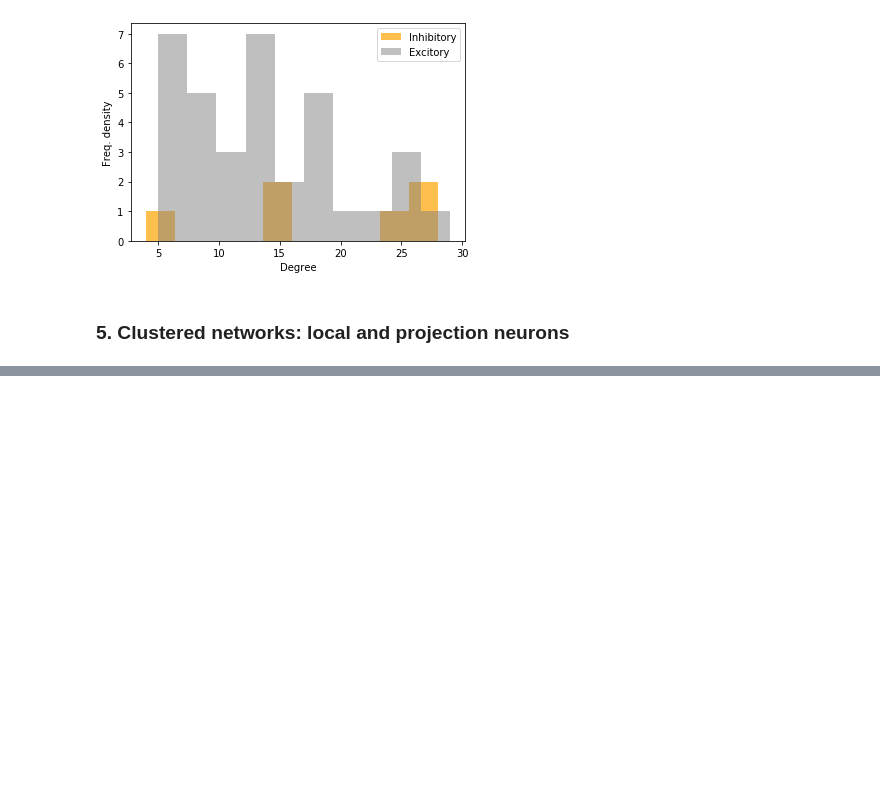
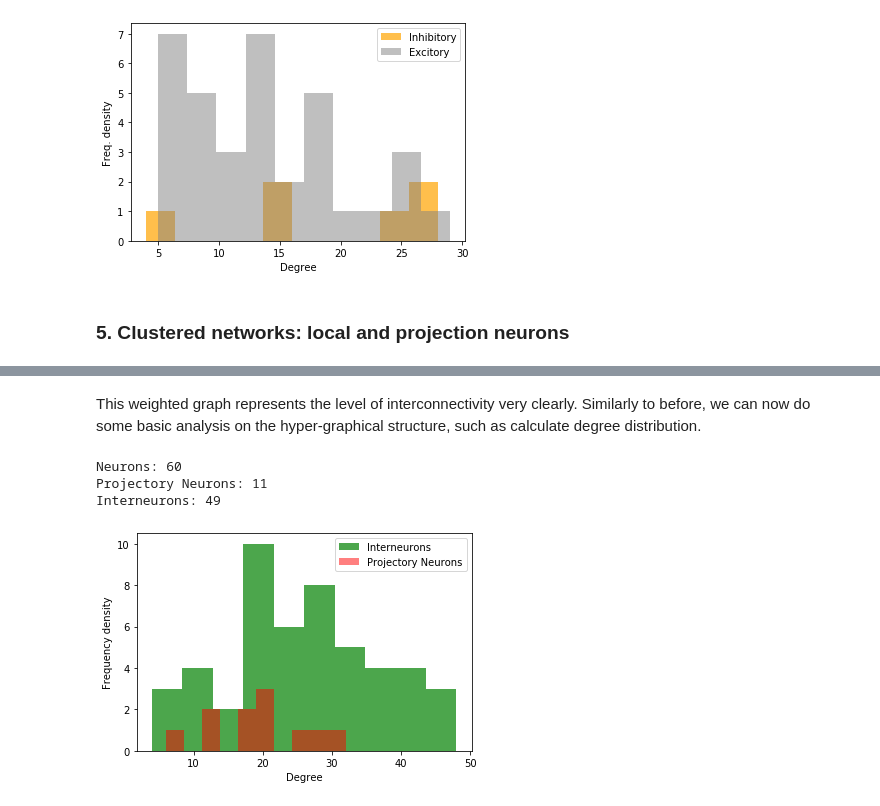
Before and after one commit to rnartallo/randomlygrownnetworks, a Jupyter notebook: HypExtRandNN.ipynb, the cells around one changed output, grey strips where cells are left out. Saved outputs shown, nothing was run; the diff lists cells and outputs as text; code cells hidden in the pictures; blank space fills up the shorter version.

```diff
--- a/HypExtRandNN.ipynb
+++ b/HypExtRandNN.ipynb
@@ -191,0 +254,11 @@ Inhibitory: 6
+# %% [markdown]
+This weighted graph represents the level of interconnectivity very clearly. Similarly to before, we can now do some basic analysis on the hyper-graphical structure, such as calculate degree distribution.
+# %%
+cngt.LocProjGraphNumberOfNodes(LocProjNetwork)
+degrees = cngt.calculateLocProjDegreeDistribution(LocProjNetwork)
+cngt.plotLocProjDegreeDistribution(degrees[0],degrees[1])
+# %% [output]
+Neurons: 60
+Projectory Neurons: 11
+Interneurons: 49
+[figure, added]
```
Also changed, not shown: parts of 22 cells of this notebook, 4 other files.
